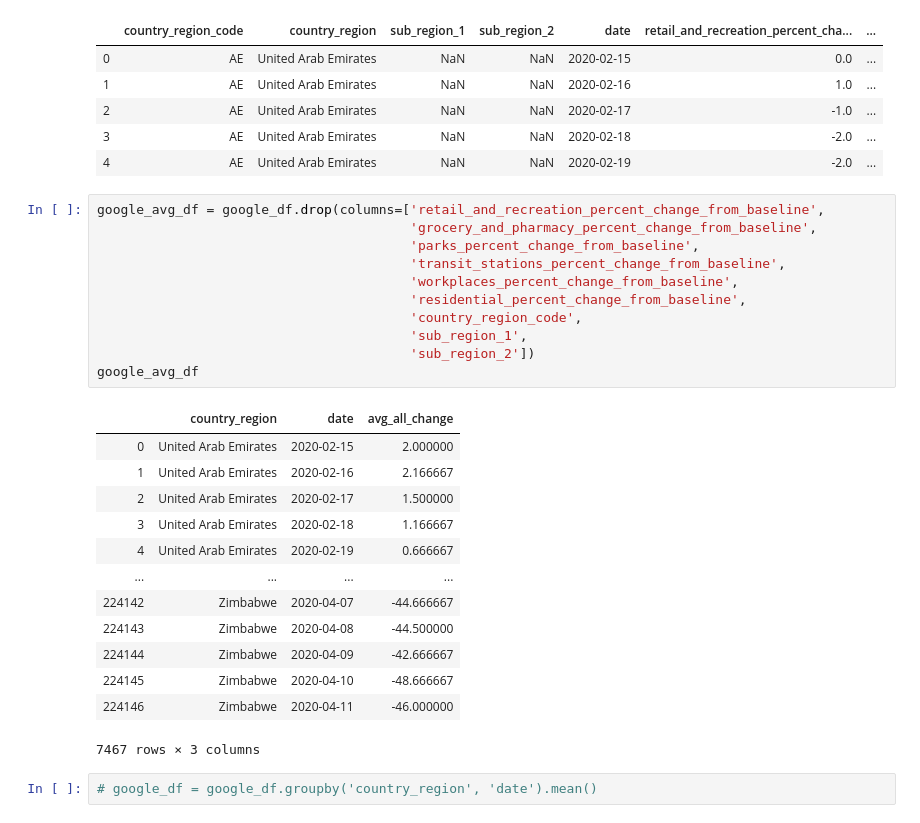
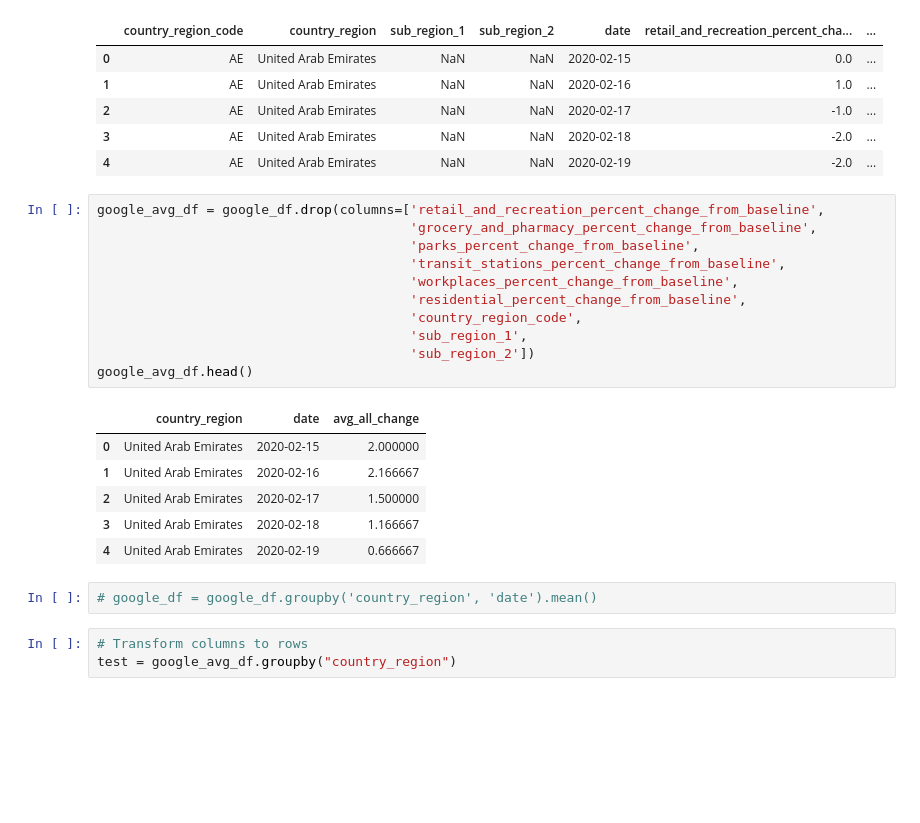
Before and after one commit to travis-tyler/ETL-COVID-Mobility, a Jupyter notebook: Code/COVID_Mobility.ipynb, the cells around one changed output. Drawn from its saved outputs; the diff is of its cells as text; blank space fills up the shorter version.

```diff
--- a/Code/COVID_Mobility.ipynb
+++ b/Code/COVID_Mobility.ipynb
@@ -75,27 +84,23 @@ google_df.head()
 # %%
 google_avg_df = google_df.drop(columns=['retail_and_recreation_percent_change_from_baseline',
                                         'grocery_and_pharmacy_percent_change_from_baseline',
                                         'parks_percent_change_from_baseline',
                                         'transit_stations_percent_change_from_baseline',
                                         'workplaces_percent_change_from_baseline',
                                         'residential_percent_change_from_baseline',
                                         'country_region_code',
                                         'sub_region_1',
                                         'sub_region_2'])
-google_avg_df
+google_avg_df.head()
 # %% [output]
 |  | country_region | date | avg_all_change |
 | 0 | United Arab Emirates | 2020-02-15 | 2.000000 |
 | 1 | United Arab Emirates | 2020-02-16 | 2.166667 |
 | 2 | United Arab Emirates | 2020-02-17 | 1.500000 |
 | 3 | United Arab Emirates | 2020-02-18 | 1.166667 |
 | 4 | United Arab Emirates | 2020-02-19 | 0.666667 |
-| ... | ... | ... | ... |
-| 224142 | Zimbabwe | 2020-04-07 | -44.666667 |
-| 224143 | Zimbabwe | 2020-04-08 | -44.500000 |
-| 224144 | Zimbabwe | 2020-04-09 | -42.666667 |
-| 224145 | Zimbabwe | 2020-04-10 | -48.666667 |
-| 224146 | Zimbabwe | 2020-04-11 | -46.000000 |
-7467 rows × 3 columns
 # %%
 # google_df = google_df.groupby('country_region', 'date').mean()
+# %%
+# Transform columns to rows
+test = google_avg_df.groupby("country_region")
```
Also changed, not shown: parts of 4 cells of this notebook.
